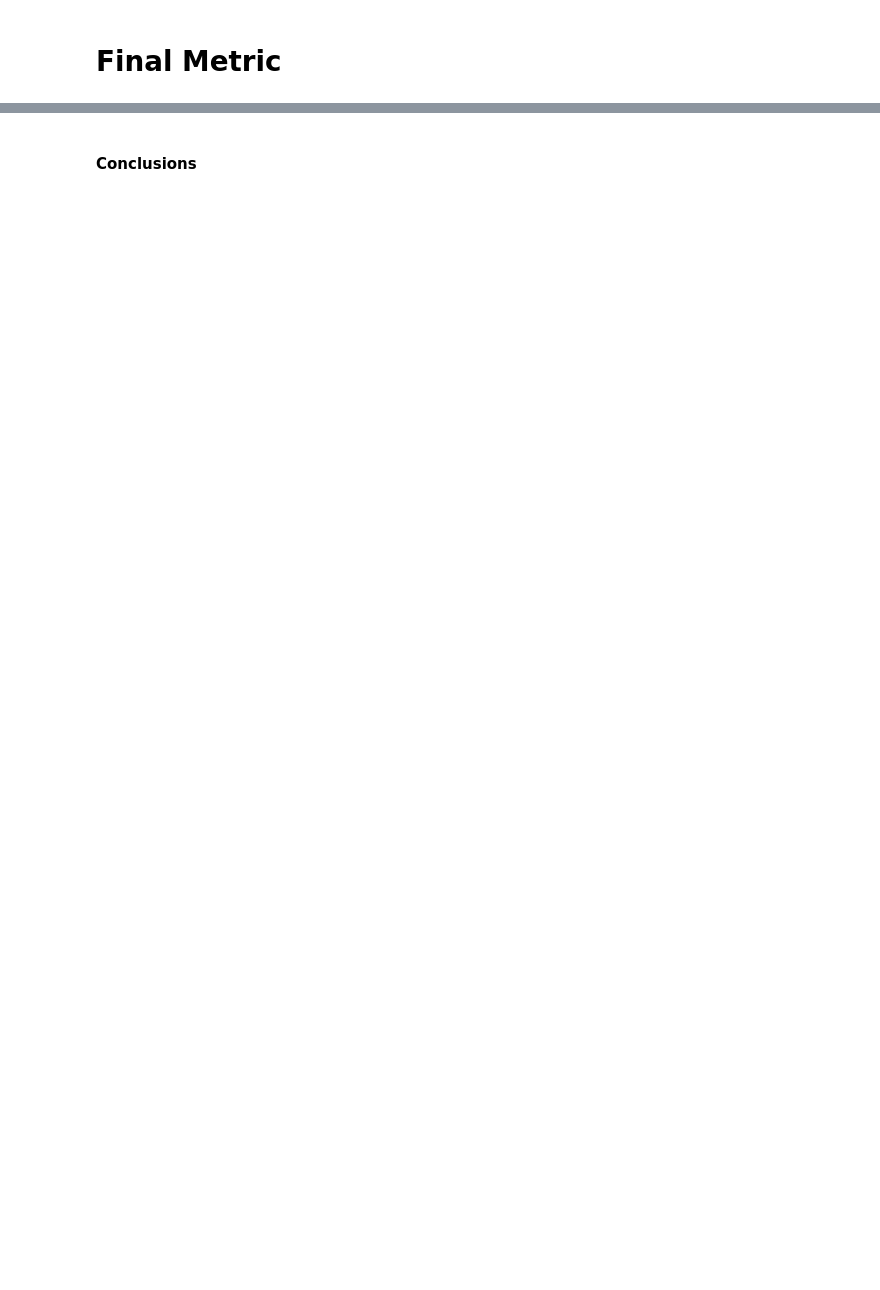
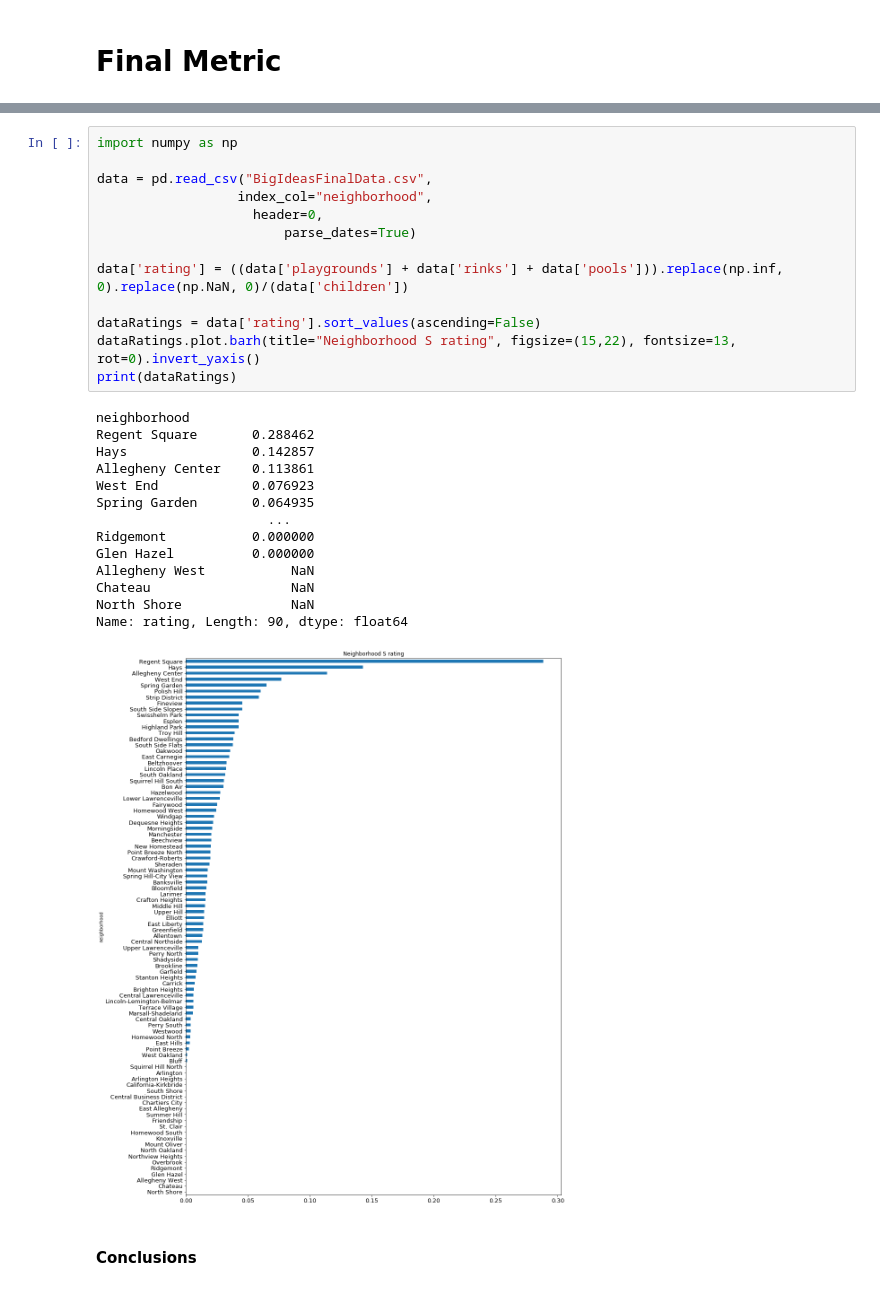
Before and after one commit to lucasz-hu/Big-Ideas-Final, a Jupyter notebook: FINAL.ipynb, the cells around one changed output, grey strips where cells are left out. Drawn from its saved outputs; the diff is of its cells as text; blank space fills up the shorter version.

```diff
--- a/FINAL.ipynb
+++ b/FINAL.ipynb
@@ -119,2 +111,30 @@ and the neighborhood with the lowest s-value is crowned as the best neighborhood
+# %%
+import numpy as np
+
+data = pd.read_csv("BigIdeasFinalData.csv",
+                  index_col="neighborhood",
+                    header=0,
+                        parse_dates=True)
+
+data['rating'] = ((data['playgrounds'] + data['rinks'] + data['pools'])).replace(np.inf, 0).replace(np.NaN, 0)/(data['children'])
+
+dataRatings = data['rating'].sort_values(ascending=False)
+dataRatings.plot.barh(title="Neighborhood S rating", figsize=(15,22), fontsize=13, rot=0).invert_yaxis()
+print(dataRatings)
+# %% [output]
+neighborhood
+Regent Square       0.288462
+Hays                0.142857
+Allegheny Center    0.113861
+West End            0.076923
+Spring Garden       0.064935
+                      ...
+Ridgemont           0.000000
+Glen Hazel          0.000000
+Allegheny West           NaN
+Chateau                  NaN
+North Shore              NaN
+Name: rating, Length: 90, dtype: float64
+[figure, added]
 # %% [markdown]
 #### **Conclusions**
```
Also changed, not shown: parts of 6 cells of this notebook.
